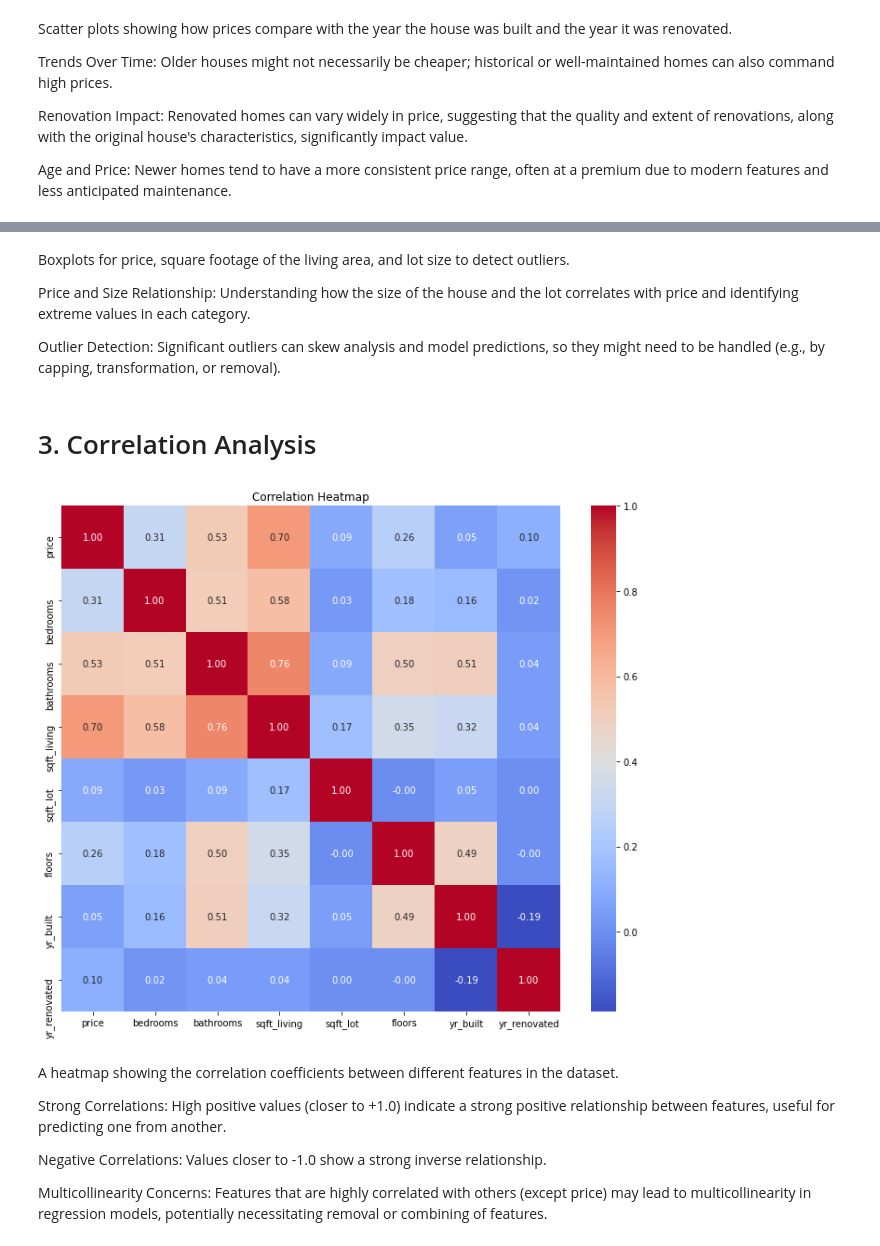
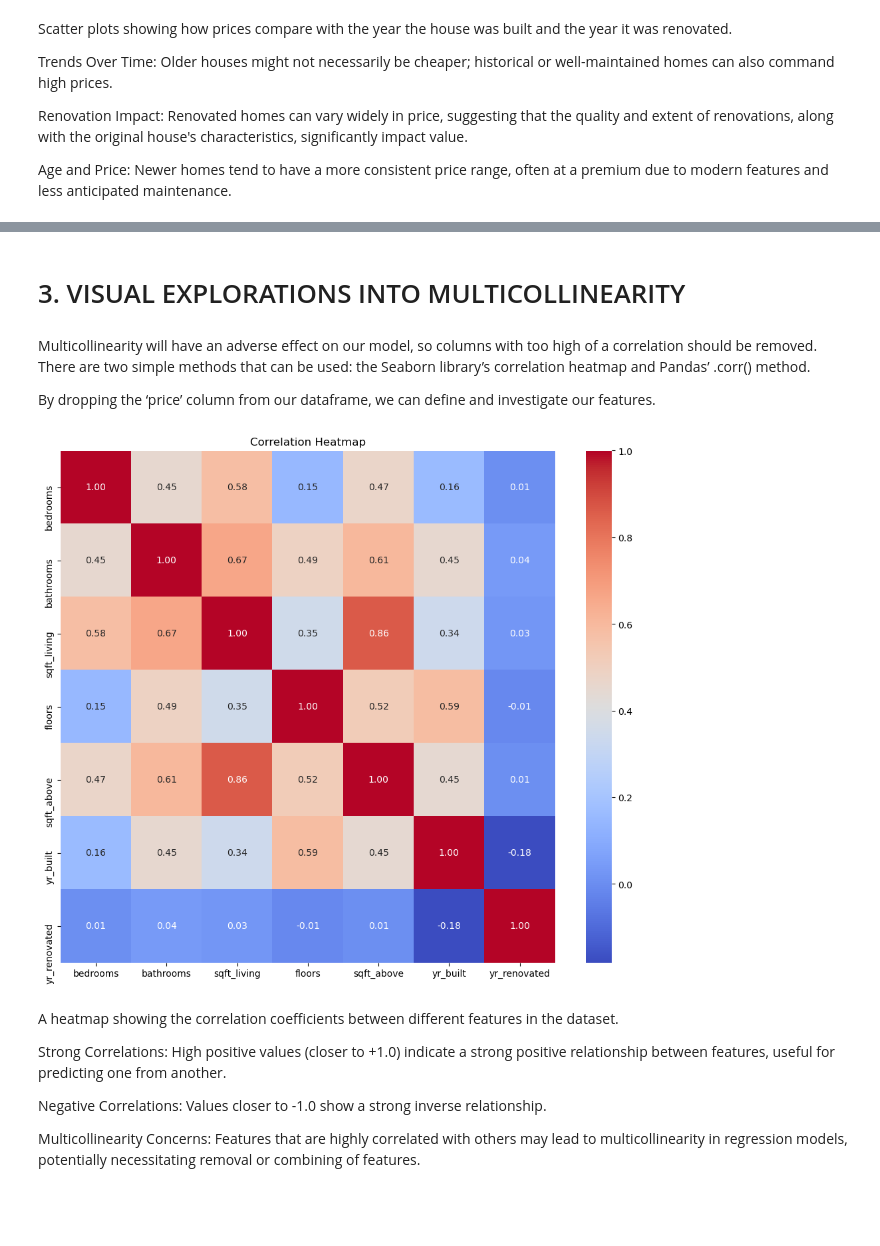
Before and after one commit to Calvin-Omwega/dsc-phase-2-Project, a Jupyter notebook: student.ipynb, the cells around one changed output, grey strips where cells are left out. Saved outputs shown, nothing was run; the diff lists cells and outputs as text; code cells hidden in the pictures; blank space fills up the shorter version.

```diff
--- a/student.ipynb
+++ b/student.ipynb
@@ -347,3 +348,13 @@ dataset.duplicated().sum() == 0
 True
 # %% [markdown]
 There are no duplicated values
+# %%
+def truncate_columns(dataset, columns):
+
+    for column in columns:
+        dataset[column] = dataset[column].apply(lambda x: int(x))
+
+    return dataset
+# %%
+t_dataset= truncate_columns(dataset, ['bedrooms', 'bathrooms', 'floors'])
+t_dataset
@@ -350,7 +376,7 @@ There are no duplicated values
 # %% [markdown]
 ##### DROPPING THE COLUMNS THAT WE WON'T BE USING
 # %%
-dataset = dataset.drop(columns=['sqft_basement', 'zipcode', 'lat', 'long', 'sqft_living15'
-                     ,'sqft_lot15','sqft_above'])
+new_dataset = t_dataset.drop(columns=[ 'sqft_lot','zipcode', 'lat', 'long', 'sqft_living15'
+                     ,'sqft_lot15'])
 # %%
 #the features that we will be working with
@@ -410,0 +451,3 @@ Trends: Generally, more bedrooms and bathrooms correlate with higher prices, but
+# %%
+
+new_dataset = new_dataset[(np.abs(stats.zscore(new_dataset.price)) < 3)]
@@ -442,19 +477,22 @@ plt.show()
-# %% [markdown]
-Boxplots for price, square footage of the living area, and lot size to detect outliers.
-
-Price and Size Relationship: Understanding how the size of the house and the lot correlates with price and identifying extreme values in each category.
-
-Outlier Detection: Significant outliers can skew analysis and model predictions, so they might need to be handled (e.g., by capping, transformation, or removal).
-# %% [markdown]
-# 3. Correlation Analysis
+# %% [markdown]
+# 3. VISUAL EXPLORATIONS INTO MULTICOLLINEARITY
+# %% [markdown]
+
+Multicollinearity will have an adverse effect on our model, so columns with too high of a correlation should be removed. There are two simple methods that can be used: the Seaborn library’s correlation heatmap and Pandas’ .corr() method.
+
+By dropping the ‘price’ column from our dataframe, we can define and investigate our features.
 # %%
 # Heatmap of Feature Correlation
+features = new_dataset.drop('price', axis=1)
+
+
 plt.figure(figsize=(12, 10))
-sns.heatmap(dataset.corr(), annot=True, fmt=".2f", cmap='coolwarm')
+
+sns.heatmap(features.corr(), annot=True, fmt=".2f", cmap='coolwarm')
 plt.title('Correlation Heatmap')
 plt.show()
 # %% [output]
-[figure, old version]
+[figure, new version]
 # %% [markdown]
 A heatmap showing the correlation coefficients between different features in the dataset.
 
@@ -462,4 +500,4 @@ Strong Correlations: High positive values (closer to +1.0) indicate a strong pos
 
 Negative Correlations: Values closer to -1.0 show a strong inverse relationship.
 
-Multicollinearity Concerns: Features that are highly correlated with others (except price) may lead to multicollinearity in regression models, potentially necessitating removal or combining of features.
+Multicollinearity Concerns: Features that are highly correlated with others  may lead to multicollinearity in regression models, potentially necessitating removal or combining of features.
```
Also changed, not shown: parts of 24 cells of this notebook.
